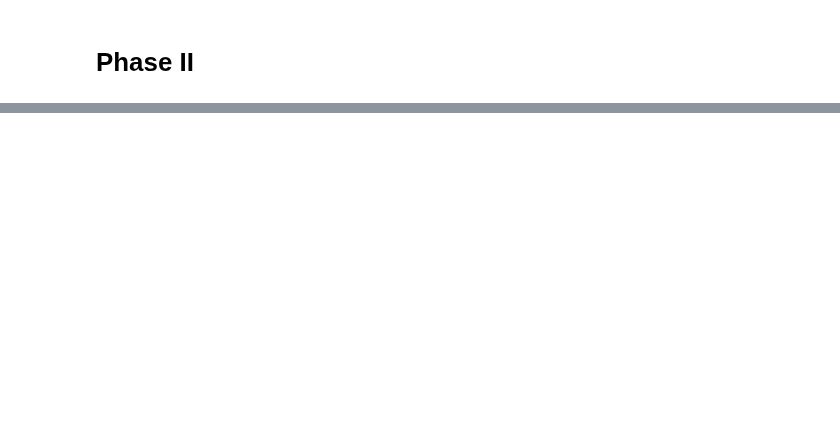
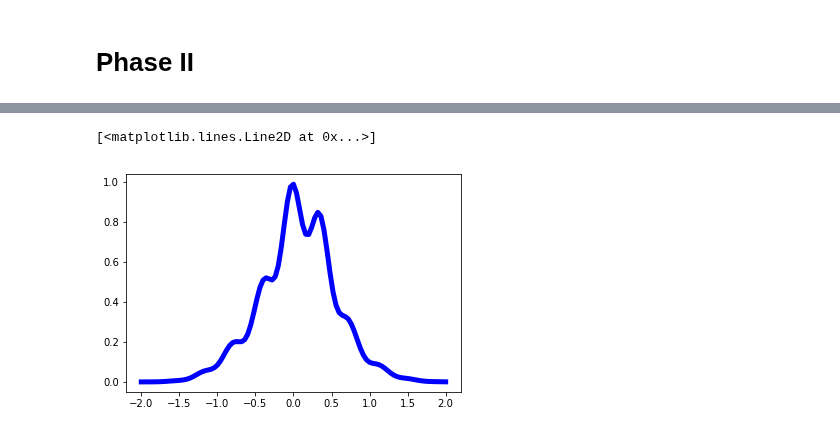
Before and after one commit to RiemannAI/theta, a Jupyter notebook: examples/Pv_plots.ipynb, the cells around one changed output, grey strips where cells are left out. Drawn from its saved outputs; the diff is of its cells as text; code cells hidden in the pictures; blank space fills up the shorter version.

```diff
--- a/examples/Pv_plots.ipynb
+++ b/examples/Pv_plots.ipynb
@@ -115,23 +137,26 @@ scipy.integrate.quad(lambda x: np.real(rtbm_probability(np.array([[x]]), Bv, Bh,
 # %%
 Q = np.diag([5,4.8])
 T = np.diag([3.8])
 
 Bv = np.zeros((1,1))
 Bv[0,0] = -0.2
 
 Bh = np.zeros((2,1), dtype=complex)
 Bh[0,0] = 0.5j
 Bh[1,0] = -0.7j
 
 W = np.zeros((1,2), dtype=complex)
 W[0,0] = 15.6j
 W[0,1] = 4.3j
 
 X = np.linspace(-2,2, 101)
 X = X.reshape((1,X.shape[0]))
 
-P=rtbm_probability(X, Bv, Bh, T, W, Q)
+P=rtbm_probability(X, Bv, Bh, T, W, Q, 2)
 
 plt.plot(X.flatten(), np.real(P[0]),"b-", linewidth='5')
+# %% [output]
+[<matplotlib.lines.Line2D at 0x...>]
+[figure, added]
 # %%
 scipy.integrate.quad(lambda x: np.real(rtbm_probability(np.array([[x]]), Bv, Bh, T, W, Q)[0][0]), -2, 2)
```
Also changed, not shown: parts of 10 cells of this notebook, 17 other files.
